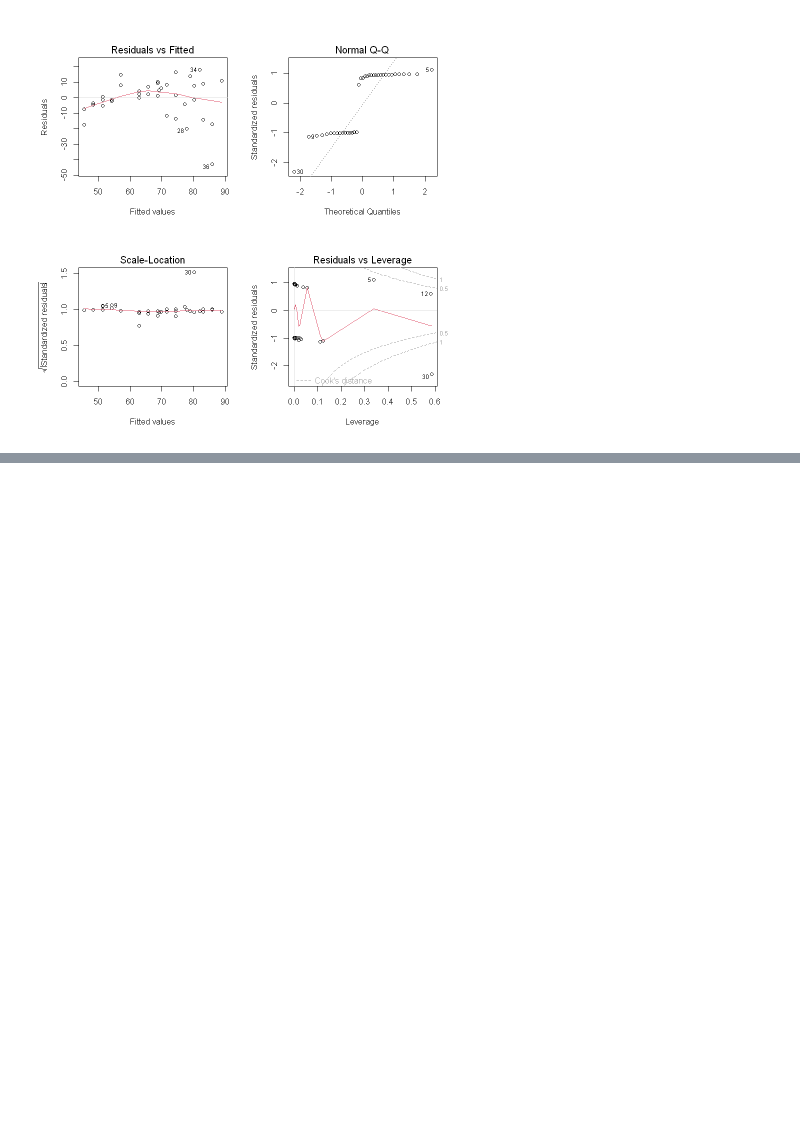
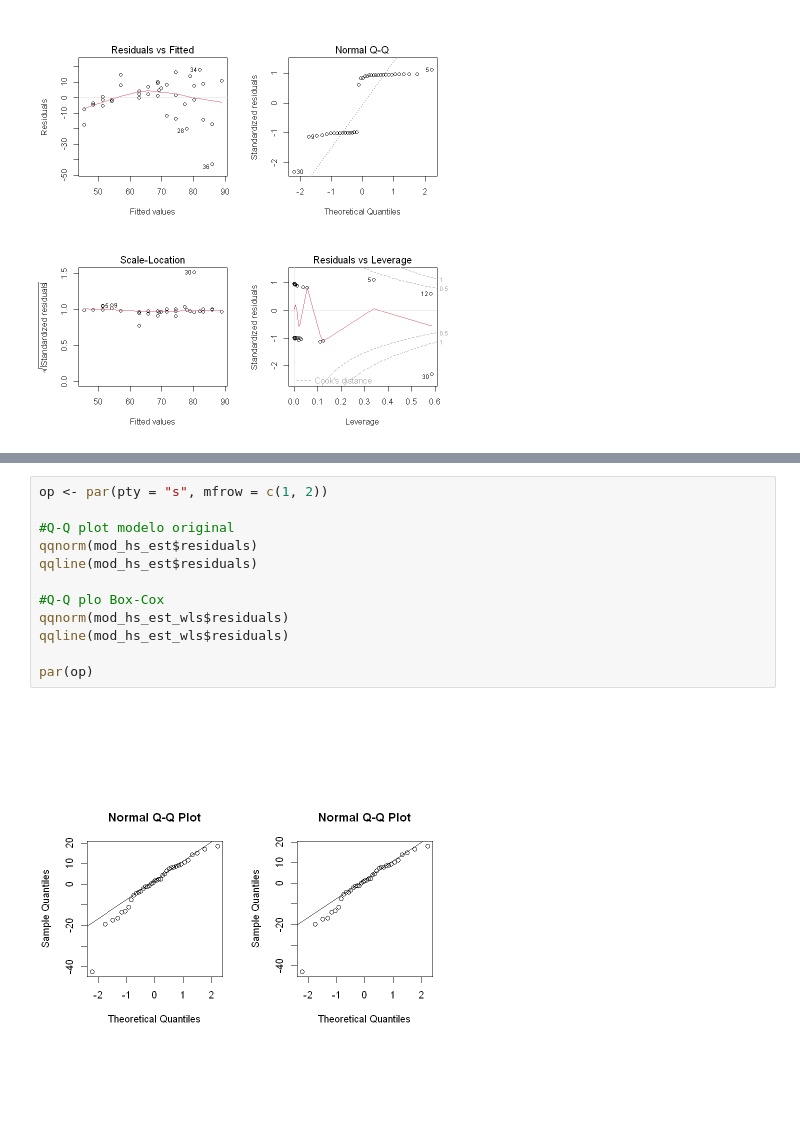
Before and after one commit to ferdcoz/mcd-reg-adv, a Jupyter notebook: tps/tp1/RA_TP1_EJ1_6_FC.ipynb, the cells around one changed output, grey strips where cells are left out. Cells and saved outputs as stored; diff of their text form; blank space fills up the shorter version.

```diff
--- a/tps/tp1/RA_TP1_EJ1_6_FC.ipynb
+++ b/tps/tp1/RA_TP1_EJ1_6_FC.ipynb
@@ -220,0 +259,14 @@ abline(mod_hs_est_wls, col = "blue", lwd = 2)
+# %%
+op <- par(pty = "s", mfrow = c(1, 2))
+
+#Q-Q plot modelo original
+qqnorm(mod_hs_est$residuals)
+qqline(mod_hs_est$residuals)
+
+#Q-Q plo Box-Cox
+qqnorm(mod_hs_est_wls$residuals)
+qqline(mod_hs_est_wls$residuals)
+
+par(op)
+# %% [output]
+[figure, added]
```
Also changed, not shown: parts of 24 cells of this notebook, 22 other files.
